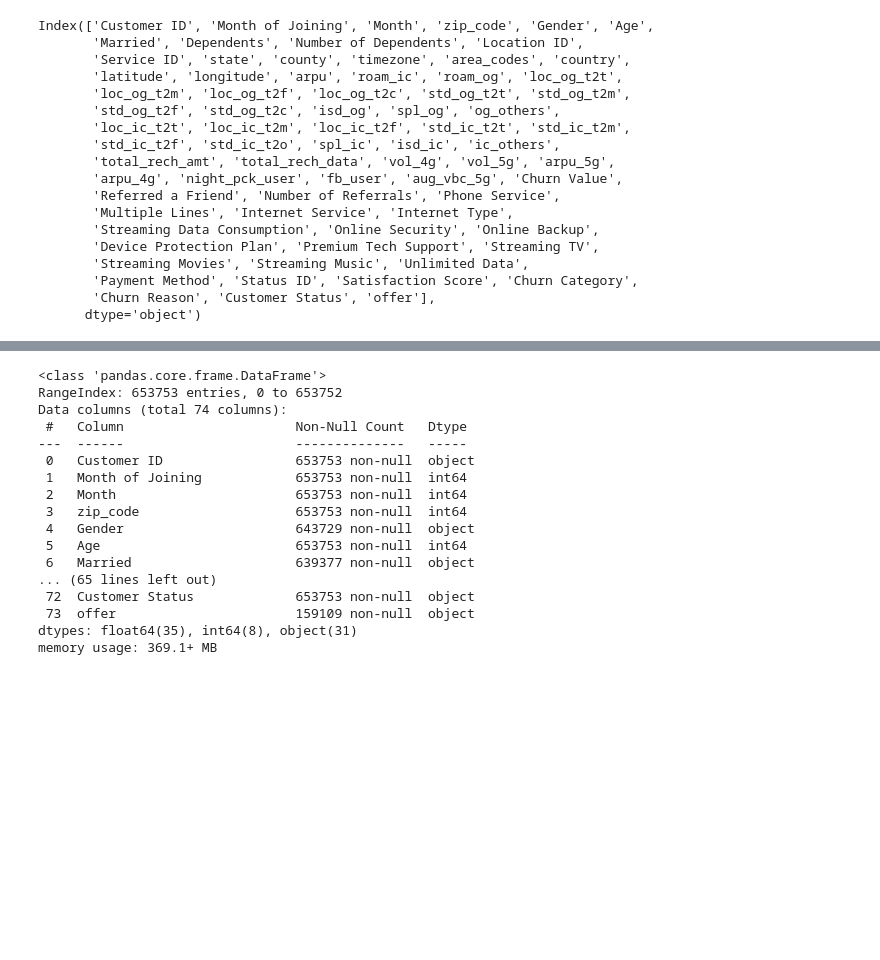
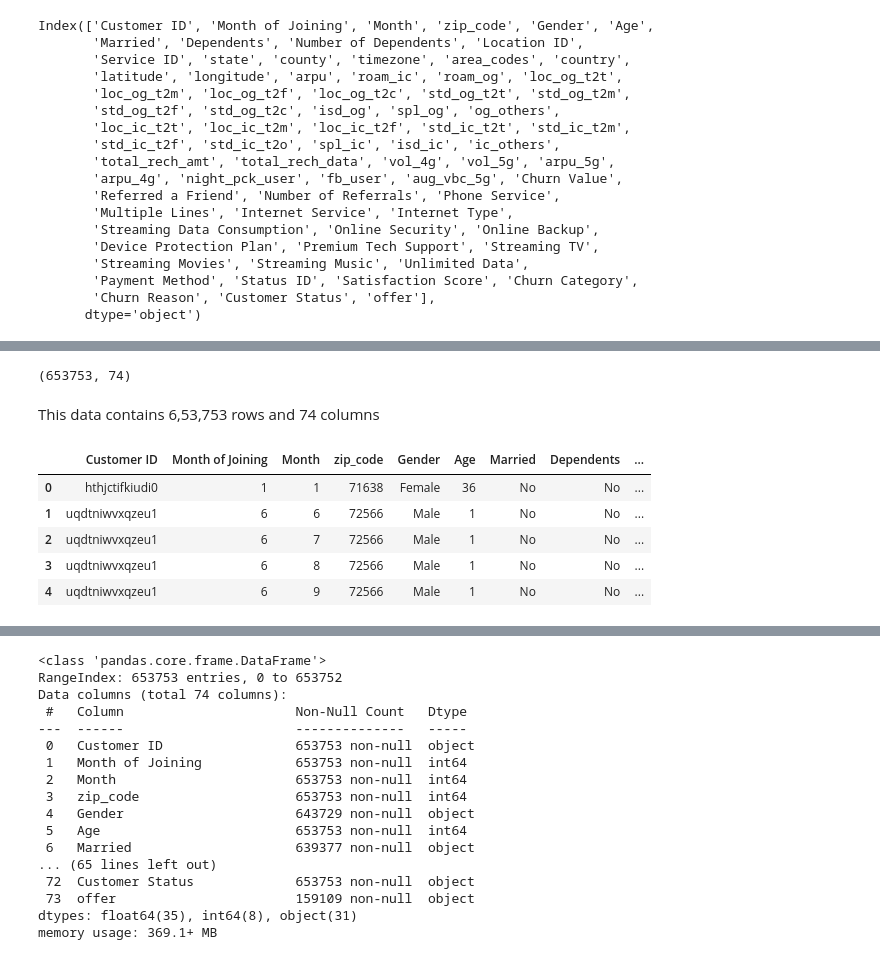
Before and after one commit to PrajnyaKulkarni/telecom_data_analysis, a Jupyter notebook: Telecom_data.ipynb, the cells around one changed output, grey strips where cells are left out. Saved outputs shown, nothing was run; the diff lists cells and outputs as text; code cells hidden in the pictures; blank space fills up the shorter version.

```diff
--- a/Telecom_data.ipynb
+++ b/Telecom_data.ipynb
@@ -114,3 +118,19 @@ Index(['Customer ID', 'Month of Joining', 'Month', 'zip_code', 'Gender', 'Age',
 |Churn Reason|  Churn Reason|
 |Customer Status|   Customer Status|
 |Churn Value|   Binary Churn Value
+# %%
+telecom_data.shape
+# %% [output]
+(653753, 74)
+# %% [markdown]
+This data contains 6,53,753 rows and 74 columns
+# %%
+pd.set_option('display.max_columns', None)
+telecom_data.head()
+# %% [output]
+|  | Customer ID | Month of Joining | Month | zip_code | Gender | Age | Married | Dependents | ... |
+| 0 | hthjctifkiudi0 | 1 | 1 | 71638 | Female | 36 | No | No | ... |
+| 1 | uqdtniwvxqzeu1 | 6 | 6 | 72566 | Male | 1 | No | No | ... |
+| 2 | uqdtniwvxqzeu1 | 6 | 7 | 72566 | Male | 1 | No | No | ... |
+| 3 | uqdtniwvxqzeu1 | 6 | 8 | 72566 | Male | 1 | No | No | ... |
+| 4 | uqdtniwvxqzeu1 | 6 | 9 | 72566 | Male | 1 | No | No | ... |
```
Also changed, not shown: parts of 7 cells of this notebook.
